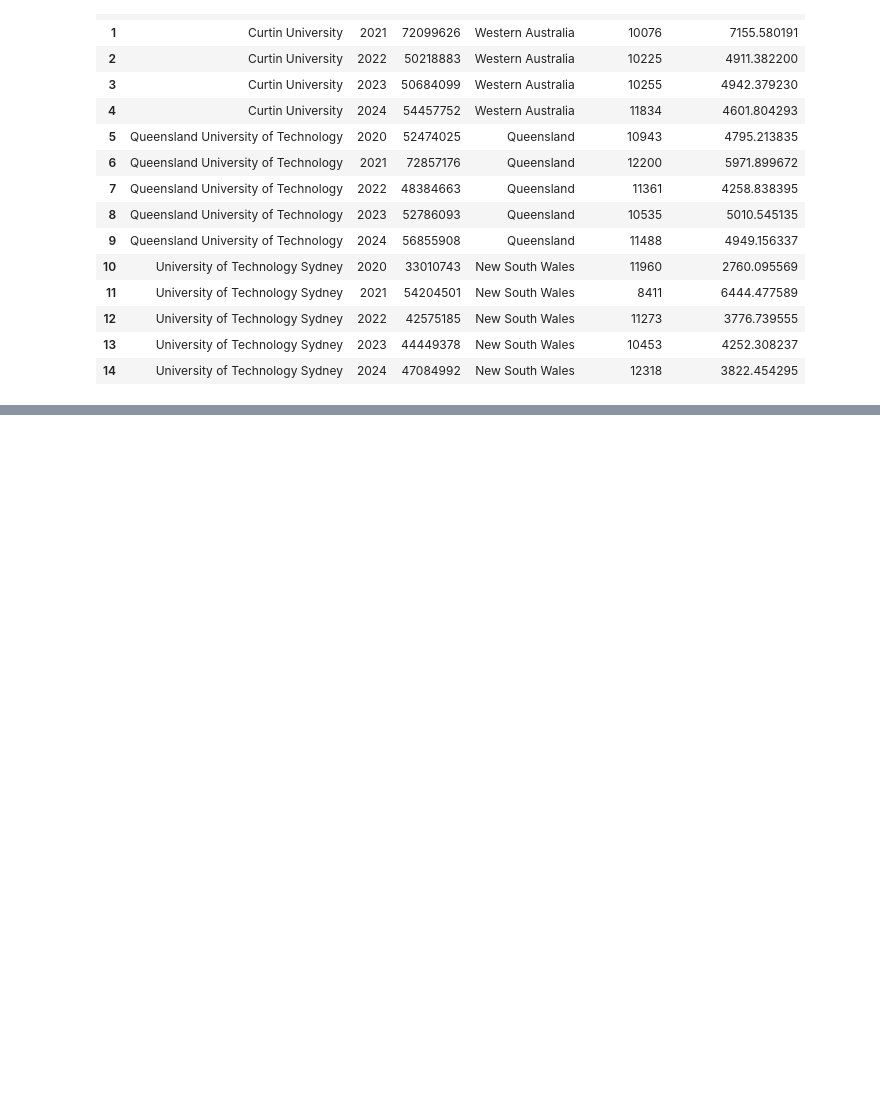
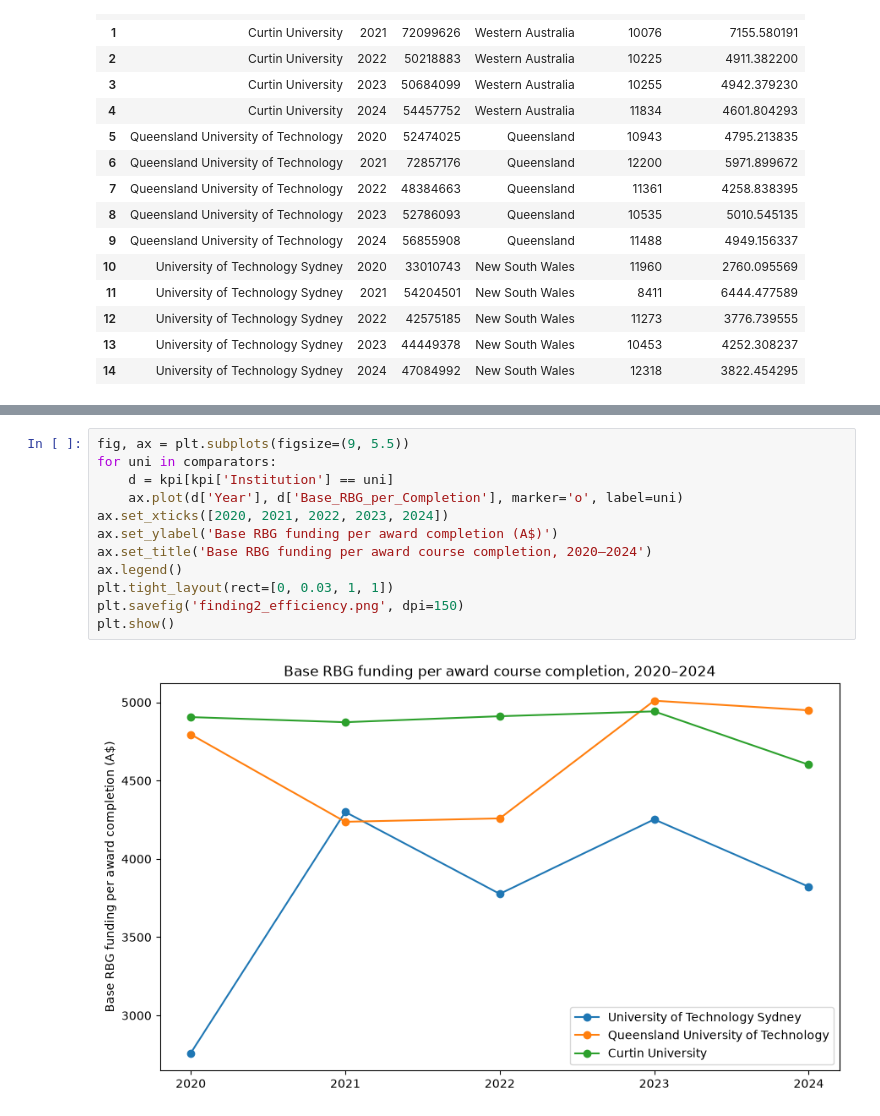
Before and after one commit to fizahzahid/DAIU-Insight-Report, a Jupyter notebook: analysis.ipynb, the cells around one changed output, grey strips where cells are left out. Saved outputs shown, nothing was run; the diff lists cells and outputs as text; blank space fills up the shorter version.

```diff
--- a/analysis.ipynb
+++ b/analysis.ipynb
@@ -93,0 +144,14 @@ plt.show()
+# %%
+fig, ax = plt.subplots(figsize=(9, 5.5))
+for uni in comparators:
+    d = kpi[kpi['Institution'] == uni]
+    ax.plot(d['Year'], d['Base_RBG_per_Completion'], marker='o', label=uni)
+ax.set_xticks([2020, 2021, 2022, 2023, 2024])
+ax.set_ylabel('Base RBG funding per award completion (A$)')
+ax.set_title('Base RBG funding per award course completion, 2020–2024')
+ax.legend()
+plt.tight_layout(rect=[0, 0.03, 1, 1])
+plt.savefig('finding2_efficiency.png', dpi=150)
+plt.show()
+# %% [output]
+[figure, added]
```
Also changed, not shown: parts of 2 cells of this notebook.
